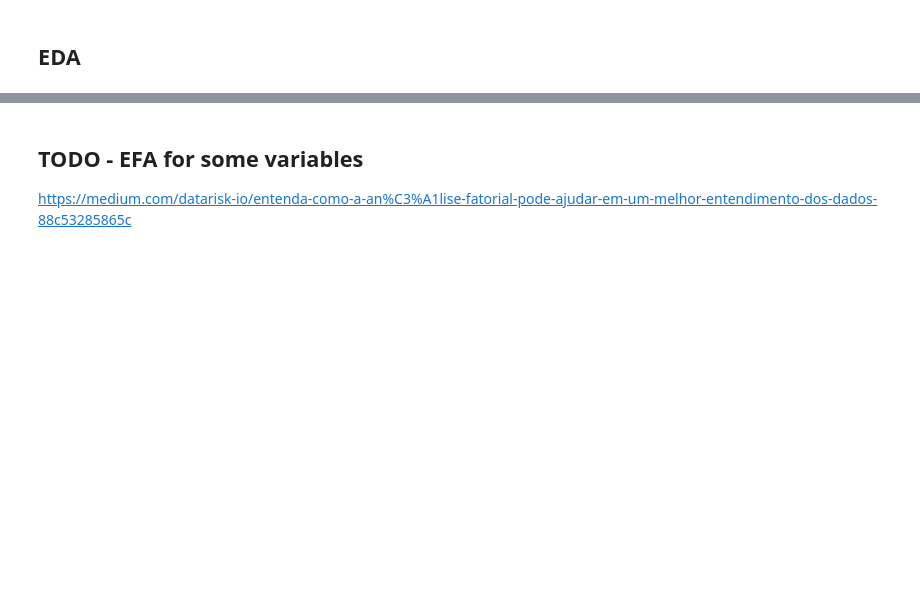
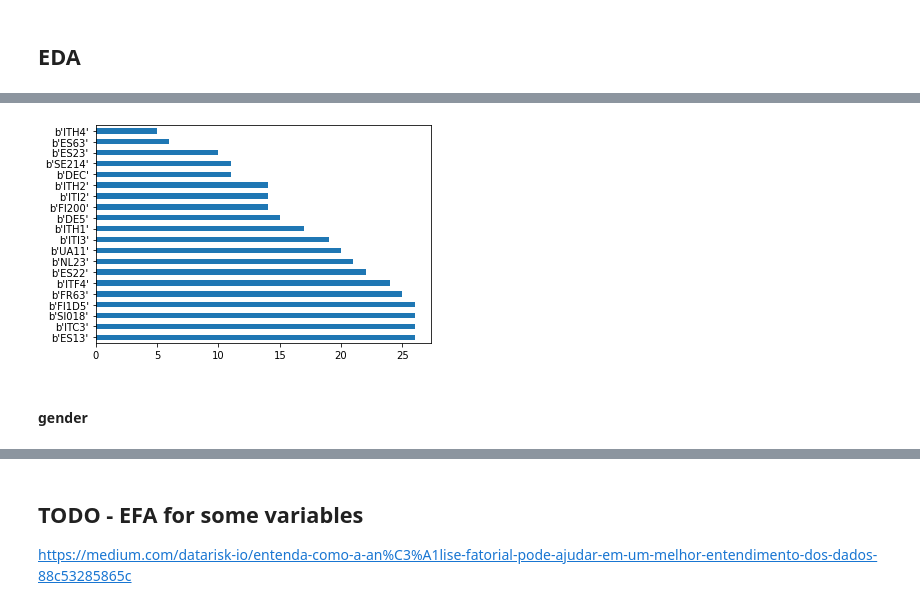
Before and after one commit to hasansalimkanmaz/data-visualization-course-assignment, a Jupyter notebook: Ossamu - EDA.ipynb, the cells around one changed output, grey strips where cells are left out. Saved outputs shown, nothing was run; the diff lists cells and outputs as text; code cells hidden in the pictures; blank space fills up the shorter version.

```diff
--- a/Ossamu - EDA.ipynb
+++ b/Ossamu - EDA.ipynb
@@ -56,0 +60,6 @@ df[[col]].head()
+# %%
+df['region'].value_counts().tail(20).plot.barh();
+# %% [output]
+[figure, added]
+# %% [markdown]
+#### gender
```
Also changed, not shown: parts of 20 cells of this notebook.
